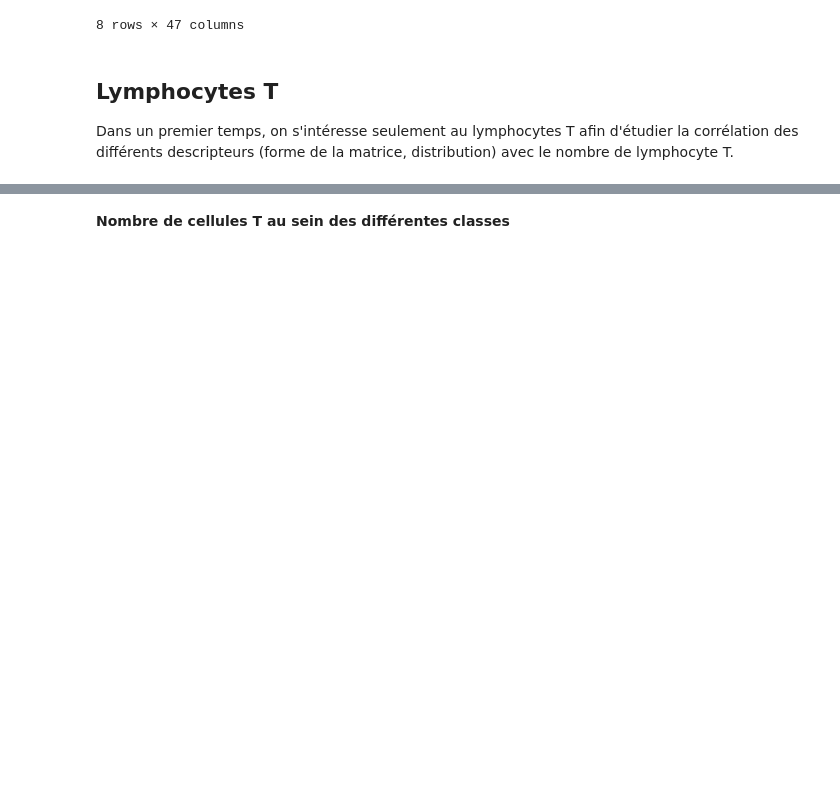
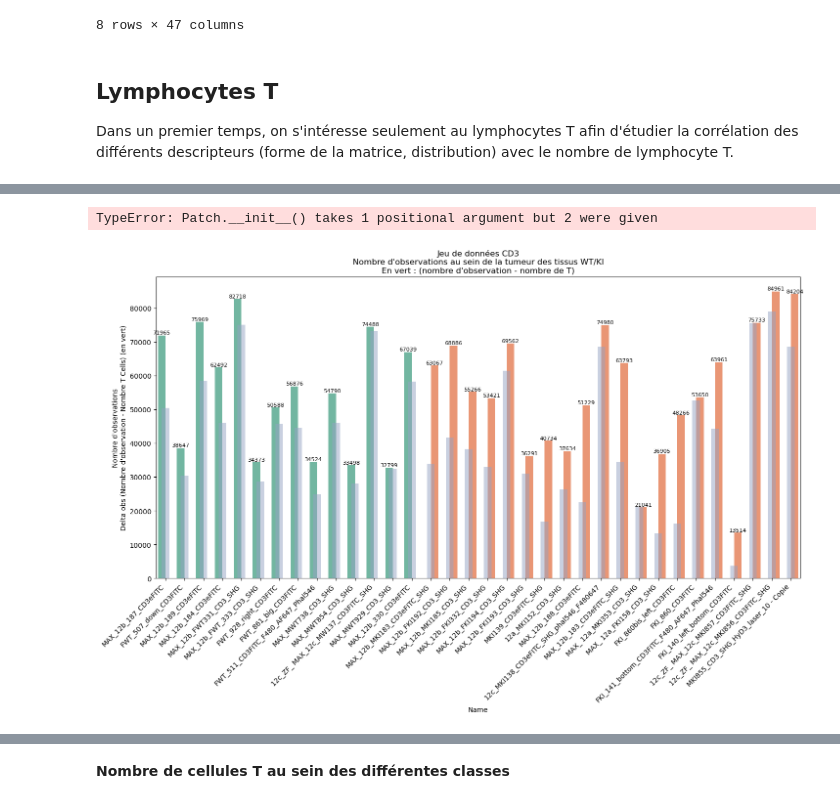
Before and after one commit to Trysis/TumorMEC, a Jupyter notebook: src/analysis.ipynb, the cells around one changed output, grey strips where cells are left out. Drawn from its saved outputs; the diff is of its cells as text; code cells hidden in the pictures; blank space fills up the shorter version.

```diff
--- a/src/analysis.ipynb
+++ b/src/analysis.ipynb
@@ -254,26 +291,42 @@ for container in ax.containers:
 # %%
+from matplotlib.patches import Patch
+
+color_wt = facecolor=sns.color_palette("Set2")[0]
+color_ki = facecolor=sns.color_palette("Set2")[1]
+
 ## Number of observation
 figs_to_close = []
-fig1 = plt.figure(figsize=(10,8))
-ax = sns.barplot(data=dt_cd3_tumor_perfile, x="Name", y="Nobs", hue="Condition")
+fig1 = plt.figure(figsize=(17,8))
+ax = sns.barplot(data=dt_cd3_tumor_perfile, x="Name", y="Nobs", hue="Condition", palette="Set2")
 ax.bar_label(ax.containers[0], fontsize=8)
 ax.bar_label(ax.containers[1], fontsize=8)
-plt.xticks(rotation=90)
+
+# Number of DObs (Observation - T Cells)
+ax2 = sns.barplot(data=dt_cd3_tumor_perfile, x="Name", y="DObs", width=0.4,
+            alpha=0.5, dodge=False, color=sns.color_palette("Set2")[2])
+ax2.get_legend().set_visible(False)
 plt.title(
     "Jeu de données CD3\n"
-    "Nombre d'observations au sein de la tumeur"
-    "des tissus WT/CD64-hDTR\n"
-    "En vert le nombre d'observation - le nombre de T"
+    "Nombre d'observations au sein de la tumeur des tissus WT/KI\n"
+    "En vert : (nombre d'observation - nombre de T)"
 )
+
 plt.ylabel(
     "Nombre d'observations\n"
-    "Nombre d'observation - Nombre T Cells (en vert)"
+    "Delta obs (Nombre d'observation - Nombre T Cells) (en vert)"
 )
+plt.xticks(rotation=45, ha='right')
 
-# Number of DObs (Observation - T Cells)
-sns.barplot(data=dt_cd3_tumor_perfile, x="Name", y="DObs", width=0.4,
-            alpha=0.5, dodge=False, color="green")
-
+plt.legend(
+    handles=[
+        Patch(color_wt, label=WT_lab),
+        Patch(facecolor=color_ki, label=KI_lab),
+        Patch(facecolor=sns.color_palette("Set2")[2], label='(Nobs - T Cells)')
+    ]
+)
 figs_to_close.append(fig1)
+# %% [output]
+TypeError: Patch.__init__() takes 1 positional argument but 2 were given
+[figure, added]
 # %%
 # Number of T Cells
```
Also changed, not shown: parts of 38 cells of this notebook, 1 other file.
